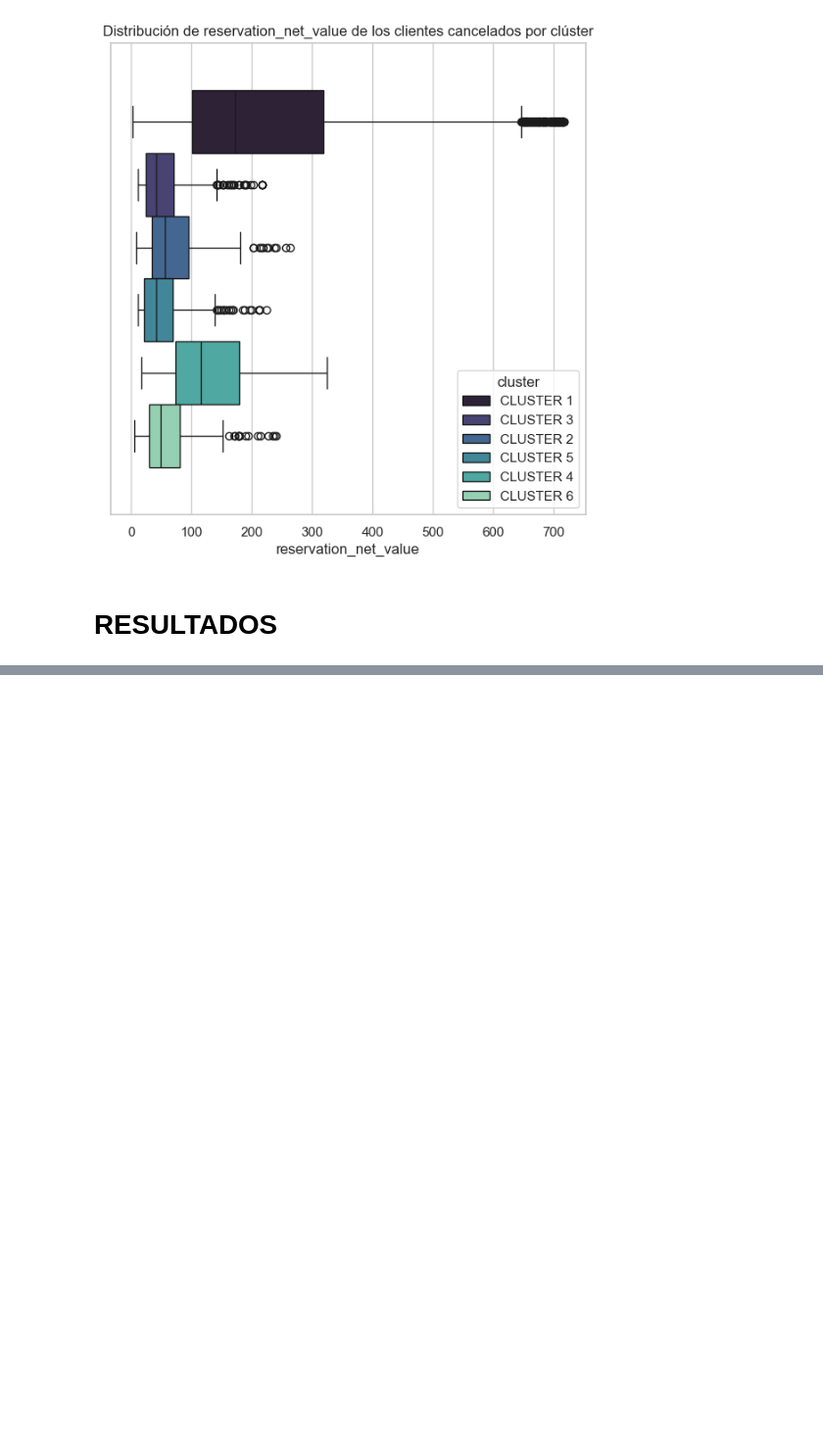
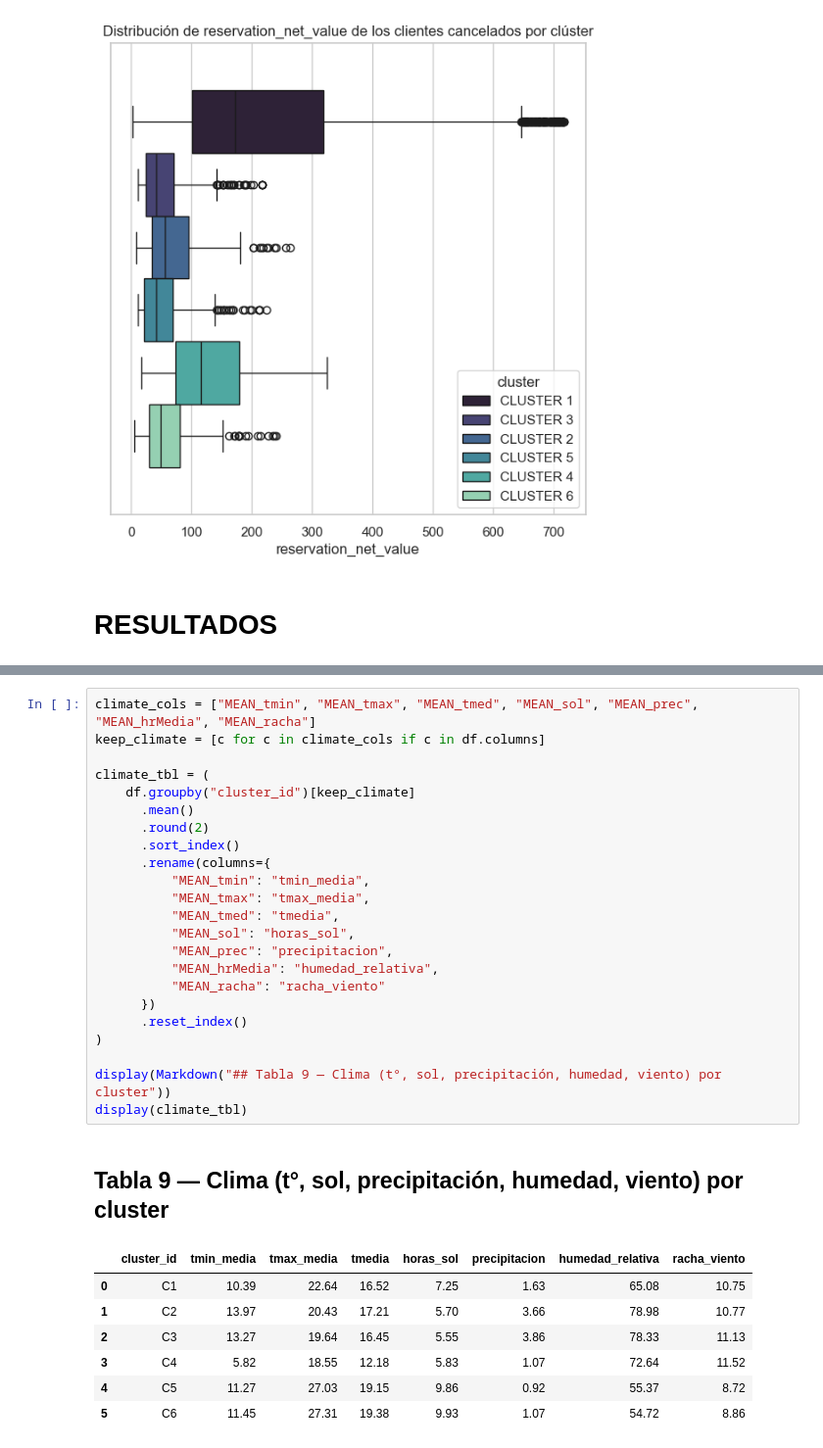
Before and after one commit to danielsoponaru/25-26_2_R6_VERDE_CLARO, a Jupyter notebook: proyecto_vs_gvc/04-Clusterizacion2.ipynb, the cells around one changed output, grey strips where cells are left out. Shown at 98% size. Drawn from its saved outputs; the diff is of its cells as text; blank space fills up the shorter version.

```diff
--- a/proyecto_vs_gvc/04-Clusterizacion2.ipynb
+++ b/proyecto_vs_gvc/04-Clusterizacion2.ipynb
@@ -303,0 +505,32 @@ centroides_bool
+# %%
+climate_cols = ["MEAN_tmin", "MEAN_tmax", "MEAN_tmed", "MEAN_sol", "MEAN_prec", "MEAN_hrMedia", "MEAN_racha"]
+keep_climate = [c for c in climate_cols if c in df.columns]
+
+climate_tbl = (
+    df.groupby("cluster_id")[keep_climate]
+      .mean()
+      .round(2)
+      .sort_index()
+      .rename(columns={
+          "MEAN_tmin": "tmin_media",
+          "MEAN_tmax": "tmax_media",
+          "MEAN_tmed": "tmedia",
+          "MEAN_sol": "horas_sol",
+          "MEAN_prec": "precipitacion",
+          "MEAN_hrMedia": "humedad_relativa",
+          "MEAN_racha": "racha_viento"
+      })
+      .reset_index()
+)
+
+display(Markdown("## Tabla 9 — Clima (t°, sol, precipitación, humedad, viento) por cluster"))
+display(climate_tbl)
+# %% [output]
+## Tabla 9 — Clima (t°, sol, precipitación, humedad, viento) por cluster
+|  | cluster_id | tmin_media | tmax_media | tmedia | horas_sol | precipitacion | humedad_relativa | racha_viento |
+| 0 | C1 | 10.39 | 22.64 | 16.52 | 7.25 | 1.63 | 65.08 | 10.75 |
+| 1 | C2 | 13.97 | 20.43 | 17.21 | 5.70 | 3.66 | 78.98 | 10.77 |
+| 2 | C3 | 13.27 | 19.64 | 16.45 | 5.55 | 3.86 | 78.33 | 11.13 |
+| 3 | C4 | 5.82 | 18.55 | 12.18 | 5.83 | 1.07 | 72.64 | 11.52 |
+| 4 | C5 | 11.27 | 27.03 | 19.15 | 9.86 | 0.92 | 55.37 | 8.72 |
+| 5 | C6 | 11.45 | 27.31 | 19.38 | 9.93 | 1.07 | 54.72 | 8.86 |
```
Also changed, not shown: parts of 11 cells of this notebook.
